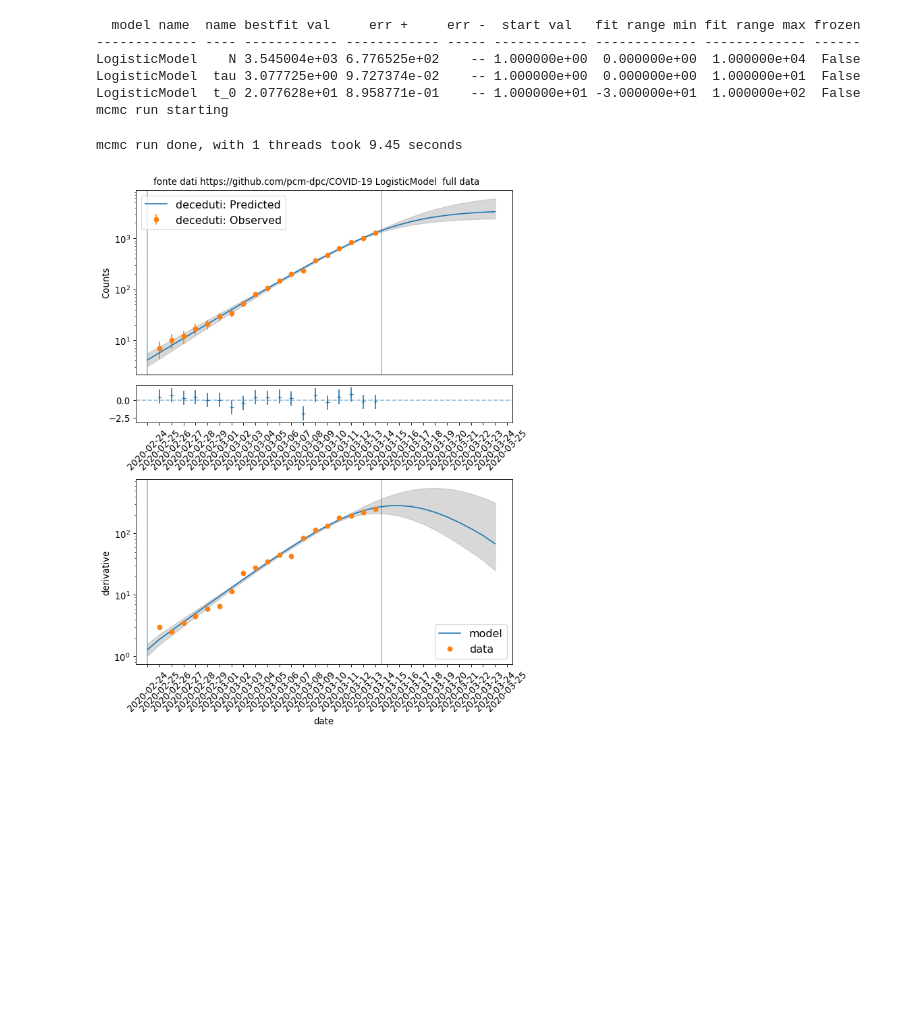
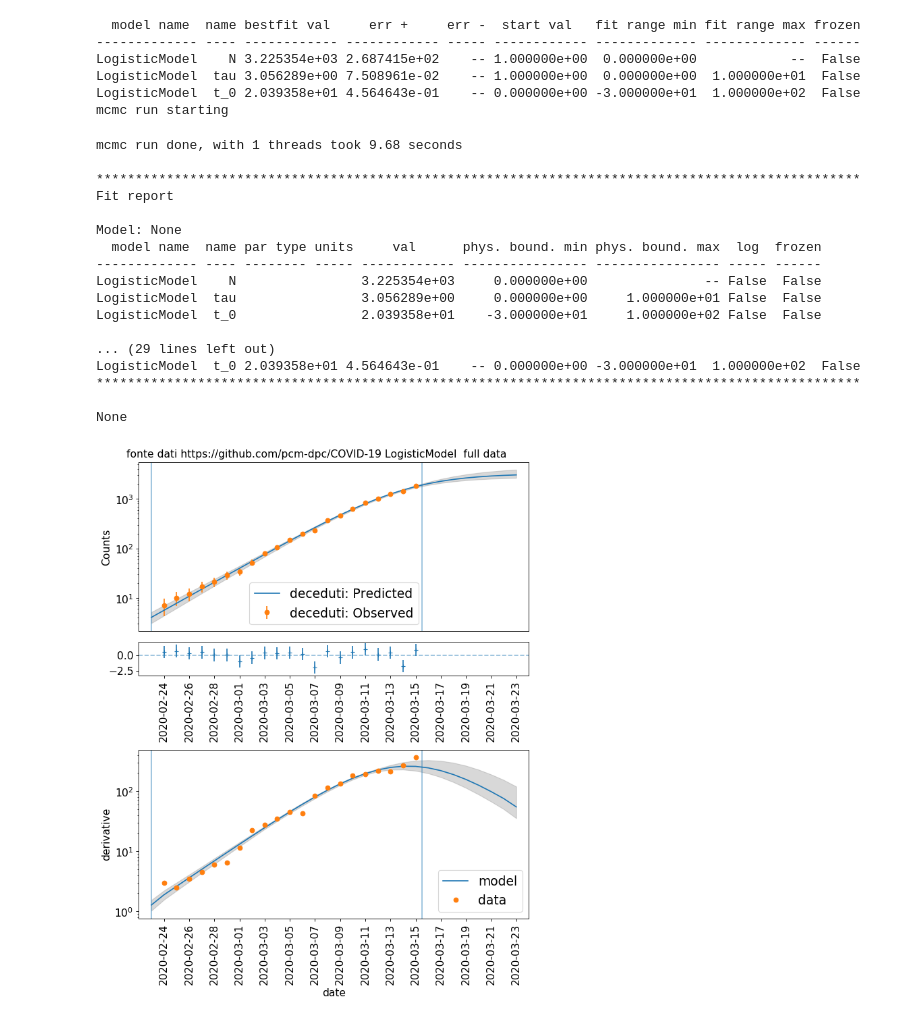
Before and after one commit to andreatramacere/covid19-analysis, a Jupyter notebook: covid_stat.ipynb, the cells around one changed output. Saved outputs shown, nothing was run; the diff lists cells and outputs as text; code cells hidden in the pictures; blank space fills up the shorter version.

```diff
--- a/covid_stat.ipynb
+++ b/covid_stat.ipynb
@@ -28,7 +28,7 @@ mpl.rcParams['figure.figsize'] = [12., 12.0]
 mpl.rcParams['figure.dpi'] = 80
 mpl.rcParams['savefig.dpi'] = 100
 
-mpl.rcParams['font.size'] = '12'
+mpl.rcParams['font.size'] = '14'
 mpl.rcParams['legend.fontsize'] = 'large'
 mpl.rcParams['figure.titlesize'] = 'medium'
 # %%
@@ -90,7 +127,7 @@ class LogisticModel(Model):
         self.name='LogisticModel'
         self.parameters = ModelParameterArray()
         self.N=1
-        self.parameters.add_par(AnalyticalParameter(self,name='N',par_type='',val=1,val_min=0,val_max=10000,units=''))
+        self.parameters.add_par(AnalyticalParameter(self,name='N',par_type='',val=1,val_min=0,val_max=None,units=''))
         self.tau=1
         self.parameters.add_par(AnalyticalParameter(self,name='tau',par_type='',val=1,val_min=0.,val_max=10.,units=''))
         self.t_0=1
@@ -319,7 +362,7 @@ def do_analysis(model,data,t_start,t_stop,t_start_model,t_stop_model,name,do_plo
 
 
 
-    return bfm,mcmc,data,fig
+    return bfm,mm,mcmc,data,fig
 # %%
 name='deceduti'
 data,df =get_data_protezione_civile(name,fake_error=False)
@@ -364,18 +423,34 @@ mcmc run done, with 1 threads took 9.25 seconds
 # %%
 name='deceduti'
 data,df =get_data_protezione_civile(name,fake_error=False)
 lm=LogisticModel()
-lm.parameters.t_0.val=10
-bfm,mcmc,data,fig=do_analysis(lm,data,t_start=0,t_stop=19.5,t_start_model=0,t_stop_model=30,name=name,mcmc_steps=500,title=' fonte dati https://github.com/pcm-dpc/COVID-19 %s  full data'%lm.name,do_mcmc=True)
+bfm,mm,mcmc,data,fig=do_analysis(lm,data,t_start=0,t_stop=21.5,t_start_model=0,t_stop_model=30,name=name,mcmc_steps=500,title=' fonte dati https://github.com/pcm-dpc/COVID-19 %s  full data'%lm.name,do_mcmc=True)
 f=mcmc.corner_plot(quantiles=(0.16,0.5,0.84))
 f.suptitle('Logistic Model, quantiles=%s  full data'%str((0.16,0.5,0.84)),y=1.01)
 plt.tight_layout()
+print(mm.show_report())
 # %% [output]
   model name  name bestfit val     err +     err -  start val   fit range min fit range max frozen
 ------------- ---- ------------ ------------ ----- ------------ ------------- ------------- ------
-LogisticModel    N 3.545004e+03 6.776525e+02    -- 1.000000e+00  0.000000e+00  1.000000e+04  False
-LogisticModel  tau 3.077725e+00 9.727374e-02    -- 1.000000e+00  0.000000e+00  1.000000e+01  False
-LogisticModel  t_0 2.077628e+01 8.958771e-01    -- 1.000000e+01 -3.000000e+01  1.000000e+02  False
+LogisticModel    N 3.225354e+03 2.687415e+02    -- 1.000000e+00  0.000000e+00            --  False
+LogisticModel  tau 3.056289e+00 7.508961e-02    -- 1.000000e+00  0.000000e+00  1.000000e+01  False
+LogisticModel  t_0 2.039358e+01 4.564643e-01    -- 0.000000e+00 -3.000000e+01  1.000000e+02  False
 mcmc run starting
-mcmc run done, with 1 threads took 9.45 seconds
+mcmc run done, with 1 threads took 9.68 seconds
+
+**************************************************************************************************
+Fit report
+
+Model: None
+  model name  name par type units     val      phys. bound. min phys. bound. max  log  frozen
+------------- ---- -------- ----- ------------ ---------------- ---------------- ----- ------
+LogisticModel    N                3.225354e+03     0.000000e+00               -- False  False
+LogisticModel  tau                3.056289e+00     0.000000e+00     1.000000e+01 False  False
+LogisticModel  t_0                2.039358e+01    -3.000000e+01     1.000000e+02 False  False
+
+... (29 lines left out)
+LogisticModel  t_0 2.039358e+01 4.564643e-01    -- 0.000000e+00 -3.000000e+01  1.000000e+02  False
+**************************************************************************************************
+
+None
-[figure, old version]
+[figure, new version]
```
Also changed, not shown: parts of 22 cells of this notebook.
